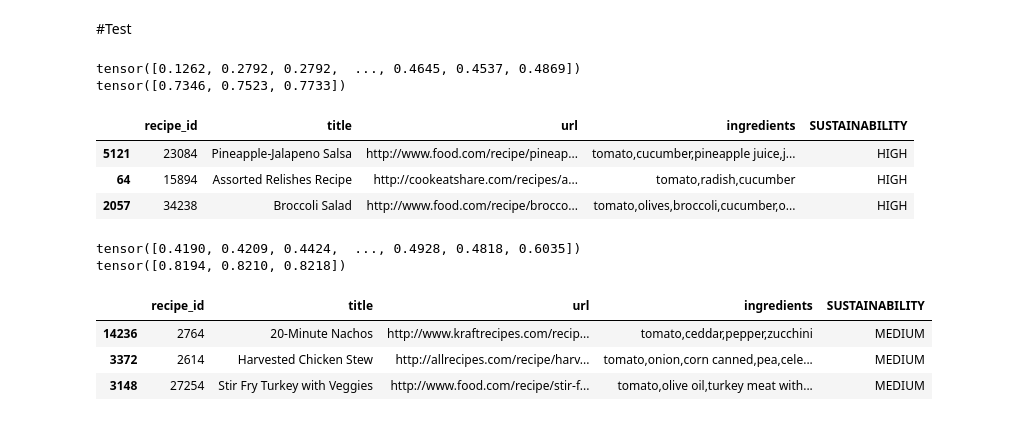
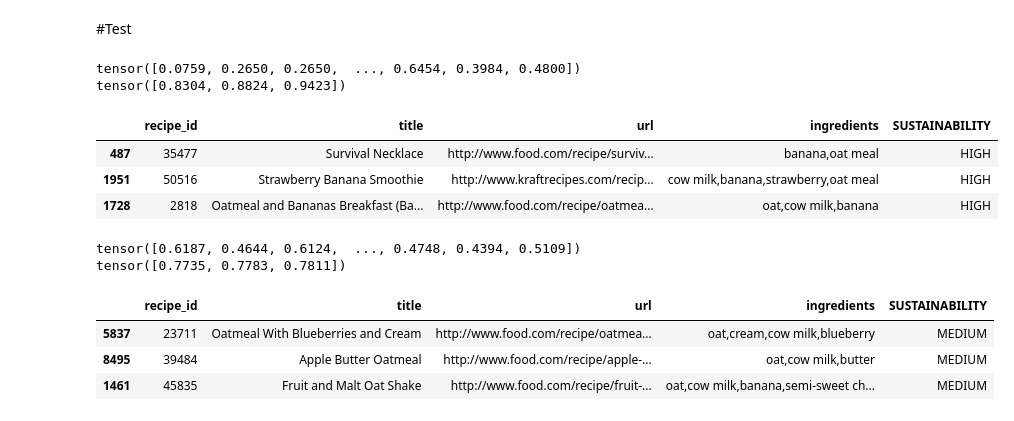
Before and after one commit to swapUniba/FoodPrintDB-Database-Completion, a Jupyter notebook: Sustainable Food Recommender Demo/recipes_recommender.ipynb, the cells around one changed output. Saved outputs shown, nothing was run; the diff lists cells and outputs as text; code cells hidden in the pictures.

```diff
--- a/Sustainable Food Recommender Demo/recipes_recommender.ipynb
+++ b/Sustainable Food Recommender Demo/recipes_recommender.ipynb
@@ -39,22 +61,22 @@ if(embedding_type == 'stored'):
 # %% [markdown]
 #Test
 # %%
-my_ingredients = 'tomato,zucchini,cucumber,meat'
+my_ingredients = 'oats,banana,milk'
 embedding_ing = model.encode(my_ingredients)
 sus_scores = []
 sus_scores = util.pytorch_cos_sim(embedding_ing, embedding_sus_recipes).flatten()
 print(sus_scores)
 sus_sorted = sus_scores.argsort()[-3:]
 print(sus_scores[sus_sorted])
 sus_results = dataset_sustainble.loc[sus_sorted]
 sus_results
 # %% [output]
-tensor([0.1262, 0.2792, 0.2792,  ..., 0.4645, 0.4537, 0.4869])
-tensor([0.7346, 0.7523, 0.7733])
+tensor([0.0759, 0.2650, 0.2650,  ..., 0.6454, 0.3984, 0.4800])
+tensor([0.8304, 0.8824, 0.9423])
 |  | recipe_id | title | url | ingredients | SUSTAINABILITY |
-| 5121 | 23084 | Pineapple-Jalapeno Salsa | http://www.food.com/recipe/pineap... | tomato,cucumber,pineapple juice,j... | HIGH |
-| 64 | 15894 | Assorted Relishes Recipe | http://cookeatshare.com/recipes/a... | tomato,radish,cucumber | HIGH |
-| 2057 | 34238 | Broccoli Salad | http://www.food.com/recipe/brocco... | tomato,olives,broccoli,cucumber,o... | HIGH |
+| 487 | 35477 | Survival Necklace | http://www.food.com/recipe/surviv... | banana,oat meal | HIGH |
+| 1951 | 50516 | Strawberry Banana Smoothie | http://www.kraftrecipes.com/recip... | cow milk,banana,strawberry,oat meal | HIGH |
+| 1728 | 2818 | Oatmeal and Bananas Breakfast (Ba... | http://www.food.com/recipe/oatmea... | oat,cow milk,banana | HIGH |
 # %%
 mid_sus_scores = []
 mid_sus_scores = util.pytorch_cos_sim(embedding_ing, embedding_mid_sus_recipes).flatten()
@@ -64,9 +86,9 @@ print(mid_sus_scores[mid_sus_sorted])
 mid_sus_results = dataset_mid_sustainble.loc[mid_sus_sorted]
 mid_sus_results
 # %% [output]
-tensor([0.4190, 0.4209, 0.4424,  ..., 0.4928, 0.4818, 0.6035])
-tensor([0.8194, 0.8210, 0.8218])
+tensor([0.6187, 0.4644, 0.6124,  ..., 0.4748, 0.4394, 0.5109])
+tensor([0.7735, 0.7783, 0.7811])
 |  | recipe_id | title | url | ingredients | SUSTAINABILITY |
-| 14236 | 2764 | 20-Minute Nachos | http://www.kraftrecipes.com/recip... | tomato,ceddar,pepper,zucchini | MEDIUM |
-| 3372 | 2614 | Harvested Chicken Stew | http://allrecipes.com/recipe/harv... | tomato,onion,corn canned,pea,cele... | MEDIUM |
-| 3148 | 27254 | Stir Fry Turkey with Veggies | http://www.food.com/recipe/stir-f... | tomato,olive oil,turkey meat with... | MEDIUM |
+| 5837 | 23711 | Oatmeal With Blueberries and Cream | http://www.food.com/recipe/oatmea... | oat,cream,cow milk,blueberry | MEDIUM |
+| 8495 | 39484 | Apple Butter Oatmeal | http://www.food.com/recipe/apple-... | oat,cow milk,butter | MEDIUM |
+| 1461 | 45835 | Fruit and Malt Oat Shake | http://www.food.com/recipe/fruit-... | oat,cow milk,banana,semi-sweet ch... | MEDIUM |
```
Also changed, not shown: parts of 3 cells of this notebook.
